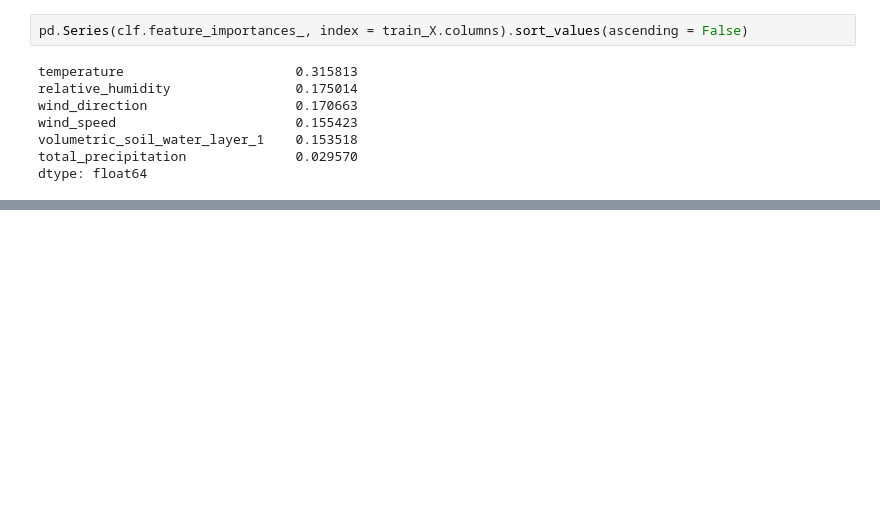
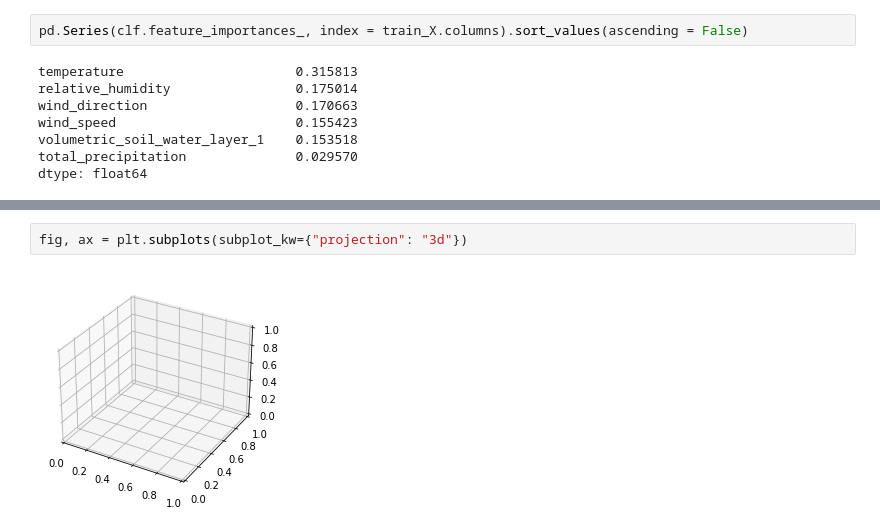
Before and after one commit to kimsternator/ECE-228-Group-29, a Jupyter notebook: Random Forest.ipynb, the cells around one changed output, grey strips where cells are left out. Saved outputs shown, nothing was run; the diff lists cells and outputs as text; blank space fills up the shorter version.

```diff
--- a/Random Forest.ipynb
+++ b/Random Forest.ipynb
@@ -45,0 +197,4 @@ dtype: float64
+# %%
+fig, ax = plt.subplots(subplot_kw={"projection": "3d"})
+# %% [output]
+[figure, added]
```
Also changed, not shown: parts of 25 cells of this notebook, 3 other files.
